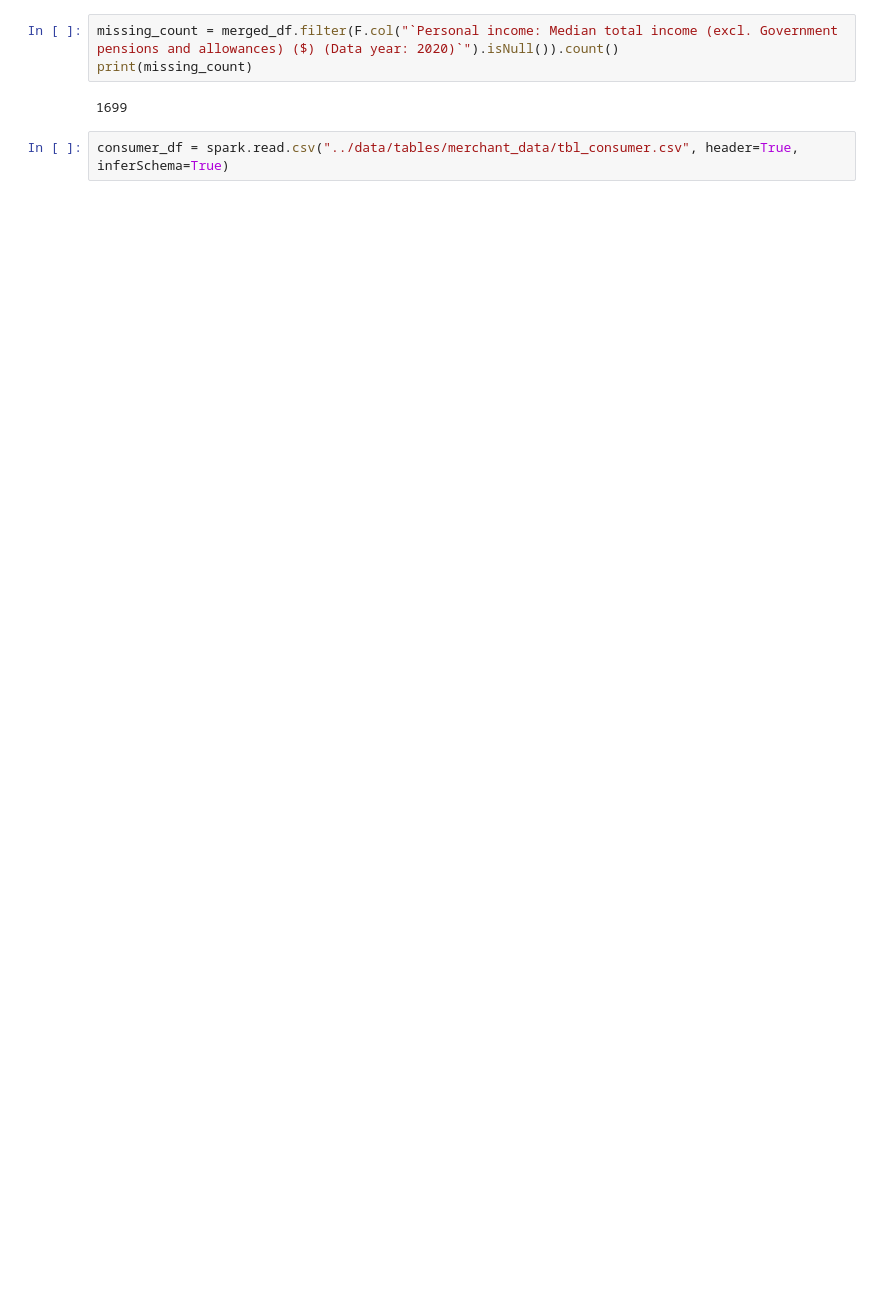
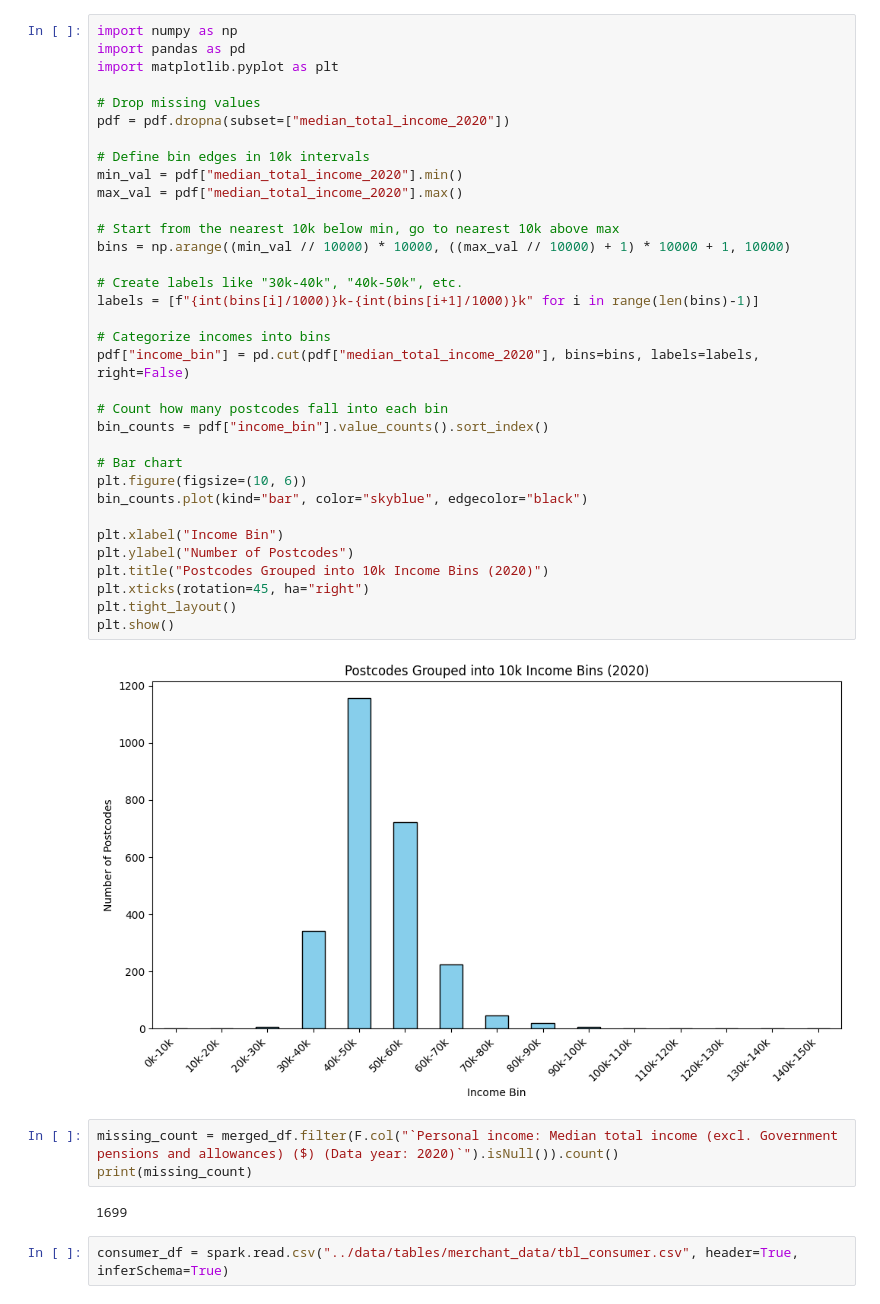
Before and after one commit to josjones407/project-2-group-buy-now-pay-later-industry-project-44, a Jupyter notebook: scripts/etl.ipynb, the cells around one changed output. Saved outputs shown, nothing was run; the diff lists cells and outputs as text; blank space fills up the shorter version.

```diff
--- a/scripts/etl.ipynb
+++ b/scripts/etl.ipynb
@@ -75,3 +88,39 @@ root
+# %%
+import numpy as np
+import pandas as pd
+import matplotlib.pyplot as plt
+
+# Drop missing values
+pdf = pdf.dropna(subset=["median_total_income_2020"])
+
+# Define bin edges in 10k intervals
+min_val = pdf["median_total_income_2020"].min()
+max_val = pdf["median_total_income_2020"].max()
+
+# Start from the nearest 10k below min, go to nearest 10k above max
+bins = np.arange((min_val // 10000) * 10000, ((max_val // 10000) + 1) * 10000 + 1, 10000)
+
+# Create labels like "30k-40k", "40k-50k", etc.
+labels = [f"{int(bins[i]/1000)}k-{int(bins[i+1]/1000)}k" for i in range(len(bins)-1)]
+
+# Categorize incomes into bins
+pdf["income_bin"] = pd.cut(pdf["median_total_income_2020"], bins=bins, labels=labels, right=False)
+
+# Count how many postcodes fall into each bin
+bin_counts = pdf["income_bin"].value_counts().sort_index()
+
+# Bar chart
+plt.figure(figsize=(10, 6))
+bin_counts.plot(kind="bar", color="skyblue", edgecolor="black")
+
+plt.xlabel("Income Bin")
+plt.ylabel("Number of Postcodes")
+plt.title("Postcodes Grouped into 10k Income Bins (2020)")
+plt.xticks(rotation=45, ha="right")
+plt.tight_layout()
+plt.show()
+# %% [output]
+[figure, added]
 # %%
 missing_count = merged_df.filter(F.col("`Personal income: Median total income (excl. Government pensions and allowances) ($) (Data year: 2020)`").isNull()).count()
 print(missing_count)
```
Also changed, not shown: parts of 3 cells of this notebook.
